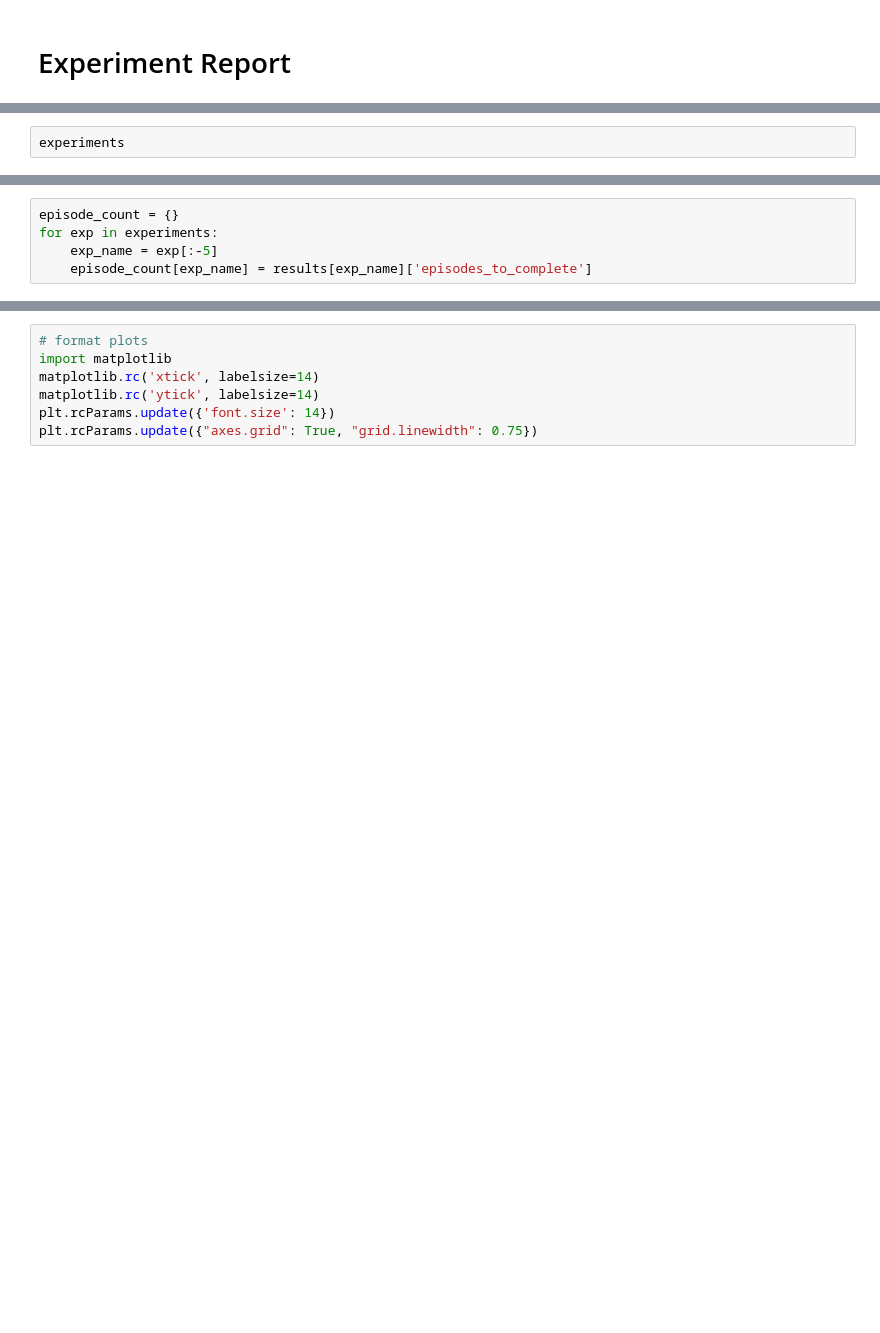
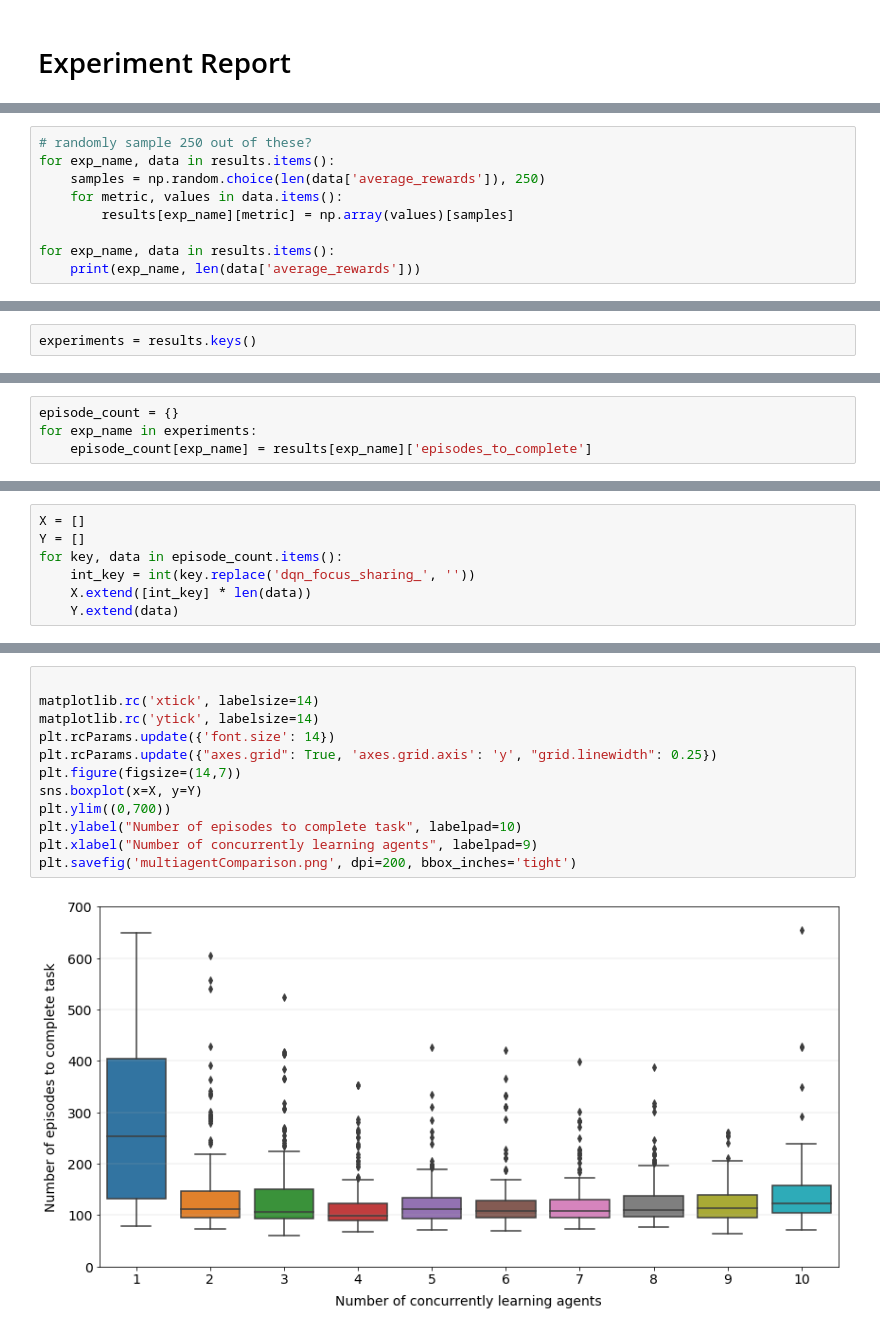
Before and after one commit to lucasosouza/fasterRL, a Jupyter notebook: notebooks/Masters2-Analysis-Linux.ipynb, the cells around one changed output, grey strips where cells are left out. Drawn from its saved outputs; the diff is of its cells as text; blank space fills up the shorter version.

```diff
--- a/notebooks/Masters2-Analysis-Linux.ipynb
+++ b/notebooks/Masters2-Analysis-Linux.ipynb
@@ -30,0 +52,9 @@ for exp in experiments:
+# %%
+# randomly sample 250 out of these?
+for exp_name, data in results.items():
+    samples = np.random.choice(len(data['average_rewards']), 250)
+    for metric, values in data.items():
+        results[exp_name][metric] = np.array(values)[samples]
+
+for exp_name, data in results.items():
+    print(exp_name, len(data['average_rewards']))
@@ -31,2 +72,2 @@ for exp in experiments:
 # %%
-experiments
+experiments = results.keys()
@@ -42,7 +74,6 @@ experiments
 # %%
 episode_count = {}
-for exp in experiments:
-    exp_name = exp[:-5]
+for exp_name in experiments:
     episode_count[exp_name] = results[exp_name]['episodes_to_complete']
 # %%
 for key, data in episode_count.items():
@@ -216,0 +190,7 @@ colors = ['#003FFF', '#03ED3A', '#E8000B']
+# %%
+X = []
+Y = []
+for key, data in episode_count.items():
+    int_key = int(key.replace('dqn_focus_sharing_', ''))
+    X.extend([int_key] * len(data))
+    Y.extend(data)
@@ -219,7 +204,14 @@ colors = ['#003FFF', '#03ED3A', '#E8000B']
 # %%
-# format plots
-import matplotlib
+
 matplotlib.rc('xtick', labelsize=14)
 matplotlib.rc('ytick', labelsize=14)
 plt.rcParams.update({'font.size': 14})
-plt.rcParams.update({"axes.grid": True, "grid.linewidth": 0.75})
+plt.rcParams.update({"axes.grid": True, 'axes.grid.axis': 'y', "grid.linewidth": 0.25})
+plt.figure(figsize=(14,7))
+sns.boxplot(x=X, y=Y)
+plt.ylim((0,700))
+plt.ylabel("Number of episodes to complete task", labelpad=10)
+plt.xlabel("Number of concurrently learning agents", labelpad=9)
+plt.savefig('multiagentComparison.png', dpi=200, bbox_inches='tight')
+# %% [output]
+[figure, added]
```
Also changed, not shown: parts of 40 cells of this notebook, 7 other files.
